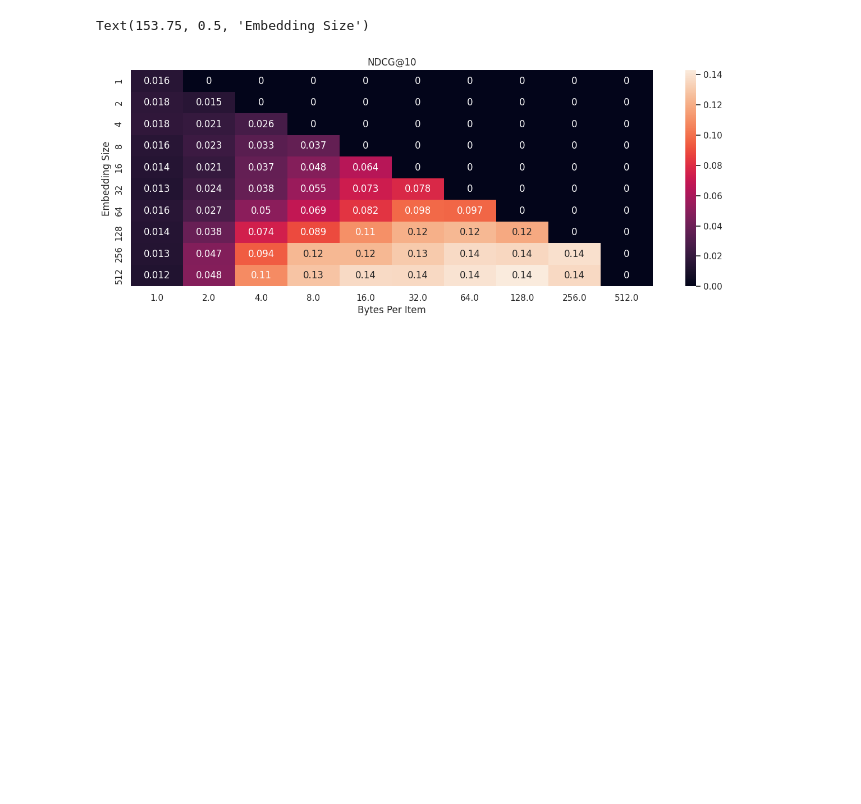
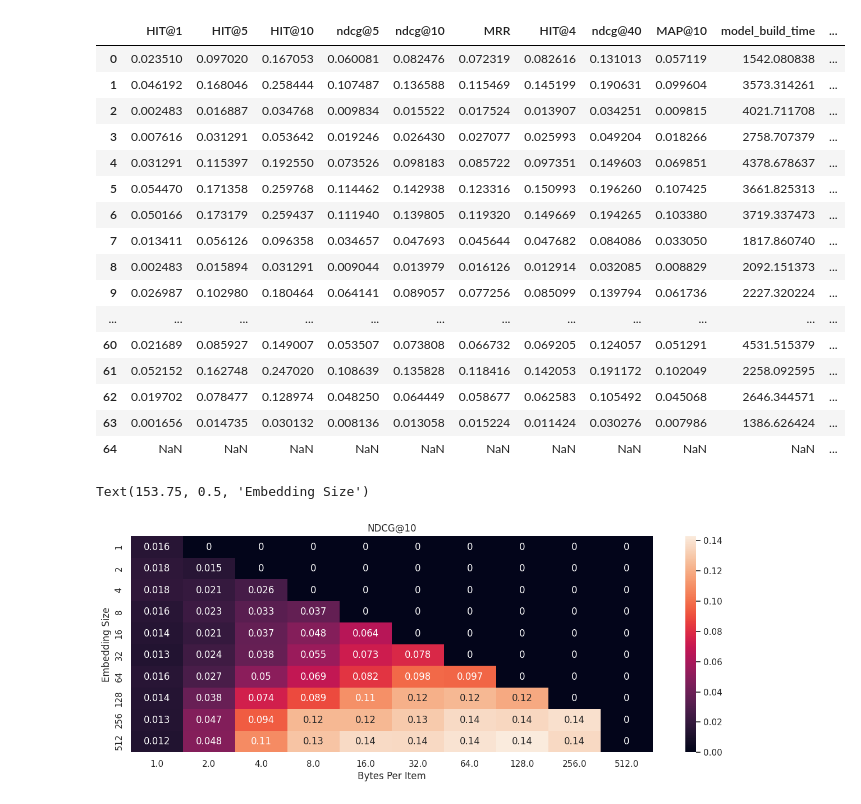
Before and after one commit to asash/gptrec_rl, a Jupyter notebook: evaluation/sas-rjpq-analysis.ipynb, the cells around one changed output. Cells and saved outputs as stored; diff of their text form; code cells hidden in the pictures; blank space fills up the shorter version.

```diff
--- a/evaluation/sas-rjpq-analysis.ipynb
+++ b/evaluation/sas-rjpq-analysis.ipynb
@@ -89,6 +89,26 @@ df_rjpq = df_rjpq.rename({"pq_bytes": "bytes_per_item"})
 df_rjpq['bytes_per_item'] = df_rjpq['pq_bytes']
 sas = df[df.type=='sas'].sort_values('embedding_size').fillna(0.0)
 sas['bytes_per_item'] = sas['embedding_size'] * 4
+# %%
+df_rjpq
+# %% [output]
+|  | HIT@1 | HIT@5 | HIT@10 | ndcg@5 | ndcg@10 | MRR | HIT@4 | ndcg@40 | MAP@10 | model_build_time | ... |
+| 0 | 0.023510 | 0.097020 | 0.167053 | 0.060081 | 0.082476 | 0.072319 | 0.082616 | 0.131013 | 0.057119 | 1542.080838 | ... |
+| 1 | 0.046192 | 0.168046 | 0.258444 | 0.107487 | 0.136588 | 0.115469 | 0.145199 | 0.190631 | 0.099604 | 3573.314261 | ... |
+| 2 | 0.002483 | 0.016887 | 0.034768 | 0.009834 | 0.015522 | 0.017524 | 0.013907 | 0.034251 | 0.009815 | 4021.711708 | ... |
+| 3 | 0.007616 | 0.031291 | 0.053642 | 0.019246 | 0.026430 | 0.027077 | 0.025993 | 0.049204 | 0.018266 | 2758.707379 | ... |
+| 4 | 0.031291 | 0.115397 | 0.192550 | 0.073526 | 0.098183 | 0.085722 | 0.097351 | 0.149603 | 0.069851 | 4378.678637 | ... |
+| 5 | 0.054470 | 0.171358 | 0.259768 | 0.114462 | 0.142938 | 0.123316 | 0.150993 | 0.196260 | 0.107425 | 3661.825313 | ... |
+| 6 | 0.050166 | 0.173179 | 0.259437 | 0.111940 | 0.139805 | 0.119320 | 0.149669 | 0.194265 | 0.103380 | 3719.337473 | ... |
+| 7 | 0.013411 | 0.056126 | 0.096358 | 0.034657 | 0.047693 | 0.045644 | 0.047682 | 0.084086 | 0.033050 | 1817.860740 | ... |
+| 8 | 0.002483 | 0.015894 | 0.031291 | 0.009044 | 0.013979 | 0.016126 | 0.012914 | 0.032085 | 0.008829 | 2092.151373 | ... |
+| 9 | 0.026987 | 0.102980 | 0.180464 | 0.064141 | 0.089057 | 0.077256 | 0.085099 | 0.139794 | 0.061736 | 2227.320224 | ... |
+| ... | ... | ... | ... | ... | ... | ... | ... | ... | ... | ... | ... |
+| 60 | 0.021689 | 0.085927 | 0.149007 | 0.053507 | 0.073808 | 0.066732 | 0.069205 | 0.124057 | 0.051291 | 4531.515379 | ... |
+| 61 | 0.052152 | 0.162748 | 0.247020 | 0.108639 | 0.135828 | 0.118416 | 0.142053 | 0.191172 | 0.102049 | 2258.092595 | ... |
+| 62 | 0.019702 | 0.078477 | 0.128974 | 0.048250 | 0.064449 | 0.058677 | 0.062583 | 0.105492 | 0.045068 | 2646.344571 | ... |
+| 63 | 0.001656 | 0.014735 | 0.030132 | 0.008136 | 0.013058 | 0.015224 | 0.011424 | 0.030276 | 0.007986 | 1386.626424 | ... |
+| 64 | NaN | NaN | NaN | NaN | NaN | NaN | NaN | NaN | NaN | NaN | ... |
 # %%
 feature_map = df_rjpq.pivot("embedding_size", "pq_bytes", 'ndcg@10').fillna(0.0)
 #del(feature_map[512.0])
```
Also changed, not shown: parts of 7 cells of this notebook, 17 other files.
